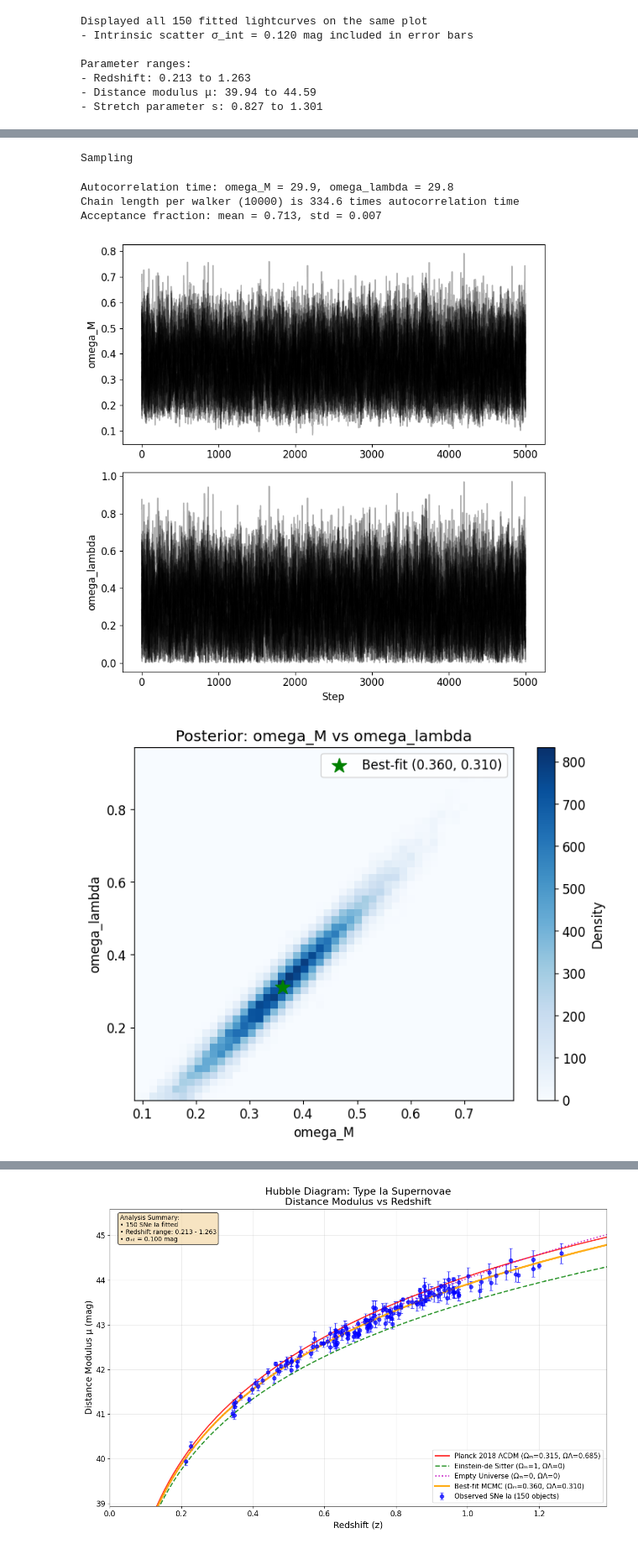
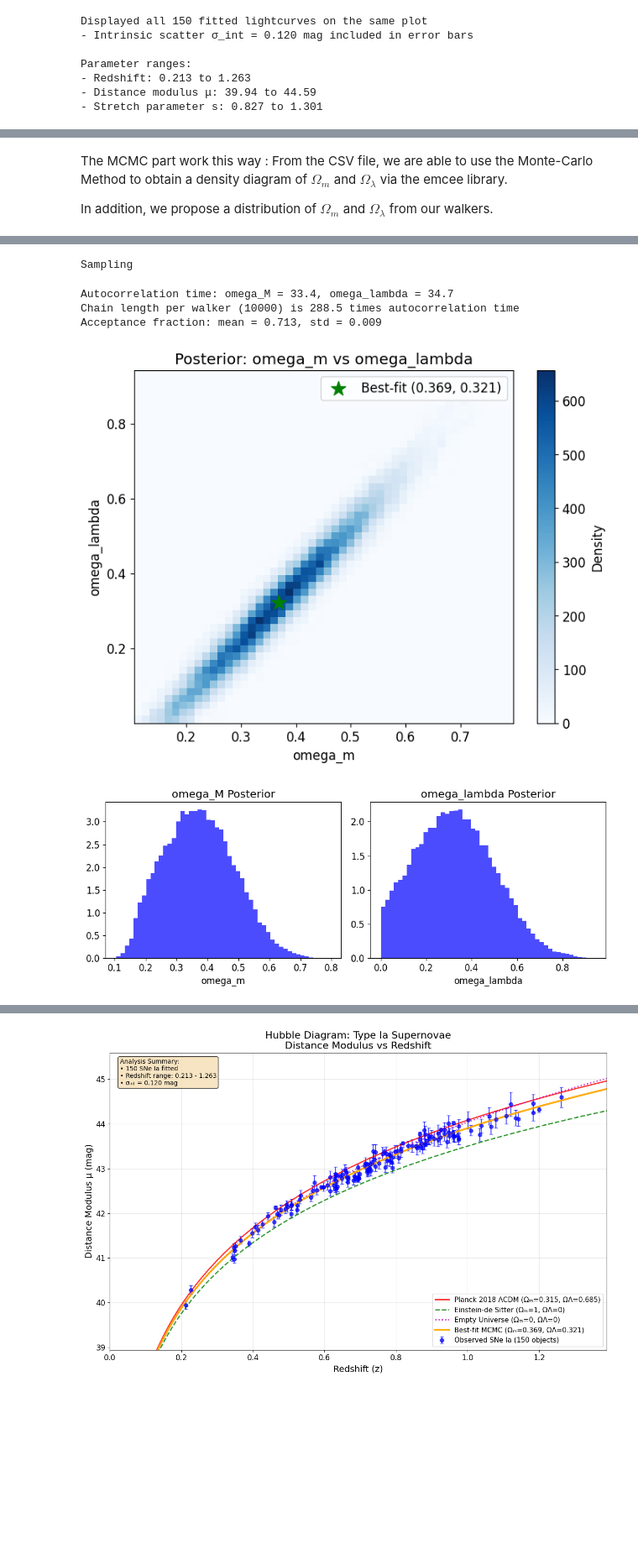
Before and after one commit to aminemahd13/EI-cosmo-A, a Jupyter notebook: SN3/crossing_results.ipynb, the cells around one changed output, grey strips where cells are left out. Shown at 84% size. Saved outputs shown, nothing was run; the diff lists cells and outputs as text; code cells hidden in the pictures; blank space fills up the shorter version.

```diff
--- a/SN3/crossing_results.ipynb
+++ b/SN3/crossing_results.ipynb
@@ -386,12 +407,9 @@ This section exports the supernova fitting results to a CSV file for further ana
+# %% [markdown]
+The MCMC part work this way :
+From the CSV file, we are able to use the Monte-Carlo Method to obtain a density diagram of $\Omega_{m}$ and $\Omega_{\lambda}$ via the emcee library.
+
+In addition, we propose a distribution of $\Omega_{m}$ and $\Omega_{\lambda}$ from our walkers.
 # %%
-import numpy as np
-import cosmolib as cs
-import pandas as pd
-import matplotlib.pyplot as plt
-import glob
-import os
-import emcee
-
 # Find the latest CSV file
 csv_pattern = 'supernova_fitting_results_*.csv'
 csv_files = glob.glob(csv_pattern)
@@ -411,7 +429,7 @@ if np.any(np.isnan(z)) or np.any(np.isnan(mu_exp)) or np.any(np.isnan(sigma_mu_e
     raise ValueError("Input data contains NaN values")
 
 # Include intrinsic scatter
-sigma_int = 0.1
+sigma_int = 0.12
 sigma_total = np.sqrt(sigma_mu_exp**2 + sigma_int**2)
 
 # Prediction function
@@ -445,10 +463,10 @@ def log_prob_free_pars(free_par, fixed_h, z, mu_exp, sigma_total):
 fixed_h = 0.7
 
 # Initial guess
-guess = np.array([0.3, 0.7])  # omega_M, omega_lambda
+guess = np.array([0.3, 0.7])  # omega_m, omega_lambda
 
 # MCMC setup
-ndim = 2  # Only omega_M and omega_lambda vary
+ndim = 2  # Only omega_m and omega_lambda vary
 nwalkers = 20
 p0 = [guess + 1e-4 * np.random.randn(ndim) for _ in range(nwalkers)]
 
@@ -479,16 +497,6 @@ print(f"Acceptance fraction: mean = {np.mean(acceptance):.3f}, std = {np.std(acc
 # Get chain
 chain = sampler.get_chain()
 
-# Plot chains
-fig, axes = plt.subplots(2, 1, figsize=(8, 8))
-axes[0].plot(chain[:, :, 0], 'k', alpha=0.3)
-axes[0].set_ylabel('omega_M')
-axes[1].plot(chain[:, :, 1], 'k', alpha=0.3)
-axes[1].set_ylabel('omega_lambda')
-axes[1].set_xlabel('Step')
-plt.tight_layout()
-plt.show()
-
 # Export chain to CSV
 output_chain_filename = 'mcmc_chain.csv'
 np.savetxt(output_chain_filename, chain.reshape(-1, ndim), delimiter=',', header='omega_M,omega_lambda', comments='')
@@ -507,16 +515,16 @@ plt.figure(figsize=(8, 6))
 plt.hist2d(flat_chain[:, 0], flat_chain[:, 1], bins=50, cmap='Blues')
 plt.colorbar(label='Density')
 plt.scatter(omegaM_50, omegaL_50, c='g', marker='*', s=200, label=f'Best-fit ({omegaM_50:.3f}, {omegaL_50:.3f})')
-plt.xlabel('omega_M')
+plt.xlabel('omega_m')
 plt.ylabel('omega_lambda')
-plt.title('Posterior: omega_M vs omega_lambda')
+plt.title('Posterior: omega_m vs omega_lambda')
 plt.legend()
 plt.show()
 
 # Marginalized posteriors
 fig, axes = plt.subplots(1, 2, figsize=(10, 4))
 axes[0].hist(flat_chain[:, 0], bins=50, density=True, color='blue', alpha=0.7)
-axes[0].set_xlabel('omega_M')
+axes[0].set_xlabel('omega_m')
 axes[0].set_title('omega_M Posterior')
 axes[1].hist(flat_chain[:, 1], bins=50, density=True, color='blue', alpha=0.7)
 axes[1].set_xlabel('omega_lambda')
@@ -525,7 +533,7 @@ plt.tight_layout()
 plt.show()
 
 # Results
-print(f"Best-fit omega_M = {omegaM_50:.3f} +{(omegaM_84 - omegaM_50):.3f} -{(omegaM_50 - omegaM_16):.3f} (68% CI)")
+print(f"Best-fit omega_m = {omegaM_50:.3f} +{(omegaM_84 - omegaM_50):.3f} -{(omegaM_50 - omegaM_16):.3f} (68% CI)")
 print(f"Best-fit omega_lambda = {omegaL_50:.3f} +{(omegaL_84 - omegaL_50):.3f} -{(omegaL_50 - omegaL_16):.3f} (68% CI)")
 print(f"Fixed h = {fixed_h:.1f}")
 # %% [output]
@@ -533,7 +541,7 @@ Using CSV file: supernova_fitting_results_20250605_130235.csv
 Burning
 Sampling
-Autocorrelation time: omega_M = 29.9, omega_lambda = 29.8
-Chain length per walker (10000) is 334.6 times autocorrelation time
-Acceptance fraction: mean = 0.713, std = 0.007
+Autocorrelation time: omega_M = 33.4, omega_lambda = 34.7
+Chain length per walker (10000) is 288.5 times autocorrelation time
+Acceptance fraction: mean = 0.713, std = 0.009
-[figure, old version]
+[figure, new version]
-[figure, old version]
+[figure, new version]
```
Also changed, not shown: parts of 20 cells of this notebook, 1 other file.
